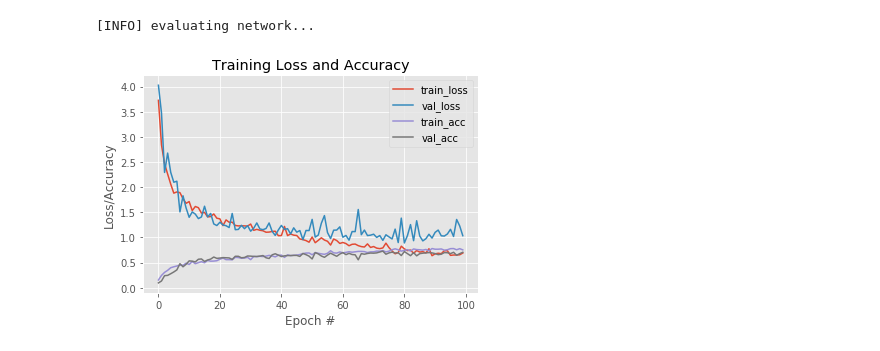
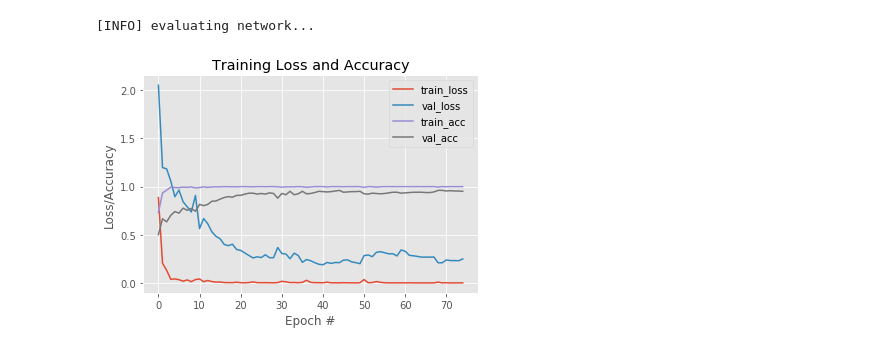
Before and after one commit to badtyprr/start-learning, a Jupyter notebook: flowers-17.ipynb, the cells around one changed output. Saved outputs shown, nothing was run; the diff lists cells and outputs as text; code cells hidden in the pictures.

Commit message:
* Experimented with MobileNetV2 and Flowers-17 * Started HDF5 writer and TensorBoard mixin classes

```diff
--- a/flowers-17.ipynb
+++ b/flowers-17.ipynb
@@ -23,7 +24,7 @@ from start.model import MiniVGGNet
 # Load Flowers-17 dataset
 dataset = ImageDataset(
     preprocessors=[
-        ResizePreprocessor(64, 64, aspect_preserving=True),
+        ResizePreprocessor(224, 224, aspect_preserving=True),
         ImageToTensorPreprocessor()
     ]
 )
@@ -89,7 +97,31 @@ properties = {
     'channels': 3,
     'classes':  len(classes)
 }
-model = MiniVGGNet.build(properties)
+#model = MiniVGGNet.build(properties)
+from tensorflow.keras.models import Sequential
+from tensorflow.keras.layers import Dense
+model = Sequential()
+model.add(MobileNetV2(
+    input_shape=(224, 224, 3),
+    alpha=1.4,
+    depth_multiplier=1,
+    include_top=False,
+    weights='imagenet',
+    input_tensor=None,
+    pooling='avg'
+))
+model.add(Dense(
+    units=len(classes),
+    activation='softmax',
+    use_bias=True,
+    kernel_initializer='glorot_uniform',
+    bias_initializer='glorot_uniform',
+    kernel_regularizer=None,
+    bias_regularizer=None,
+    activity_regularizer=None,
+    kernel_constraint=None,
+    bias_constraint=None
+))
 model.compile(
     loss='categorical_crossentropy',
     optimizer=opt,
@@ -119,9 +146,9 @@ _________________________________________________________________
 print('[INFO] training network...')
 history = model.fit_generator(
     augmenter.flow(trainX, trainY, batch_size=32),
-    validation_data=(testX, testY),
+    validation_data=(valX, valY),
     steps_per_epoch=len(trainX) // 32,
-    epochs=100,
+    epochs=75,
     verbose=1
 )
 # %% [output]
@@ -145,28 +171,28 @@ Epoch 21/100
 # %%
 import pycm
 
 # Evaluate the network
 print('[INFO] evaluating network...')
 predictions = model.predict(testX, batch_size=32)
 
 cm = pycm.ConfusionMatrix(
     actual_vector=lb.inverse_transform(testY),
     predict_vector=lb.inverse_transform(predictions)
 )
 cm.save_html(r'output/confusion_matrix.html')
 
 # Plot the training loss and accuracy
 plt.style.use('ggplot')
 plt.figure()
-plt.plot(np.arange(0, 100), history.history['loss'], label='train_loss')
-plt.plot(np.arange(0, 100), history.history['val_loss'], label='val_loss')
-plt.plot(np.arange(0, 100), history.history['acc'], label='train_acc')
-plt.plot(np.arange(0, 100), history.history['val_acc'], label='val_acc')
+plt.plot(np.arange(0, 75), history.history['loss'], label='train_loss')
+plt.plot(np.arange(0, 75), history.history['val_loss'], label='val_loss')
+plt.plot(np.arange(0, 75), history.history['acc'], label='train_acc')
+plt.plot(np.arange(0, 75), history.history['val_acc'], label='val_acc')
 plt.title('Training Loss and Accuracy')
 plt.xlabel('Epoch #')
 plt.ylabel('Loss/Accuracy')
 plt.legend()
 plt.show()
 # %% [output]
 [INFO] evaluating network...
-[figure, old version]
+[figure, new version]
```
Also changed, not shown: parts of 5 cells of this notebook, 5 other files.
